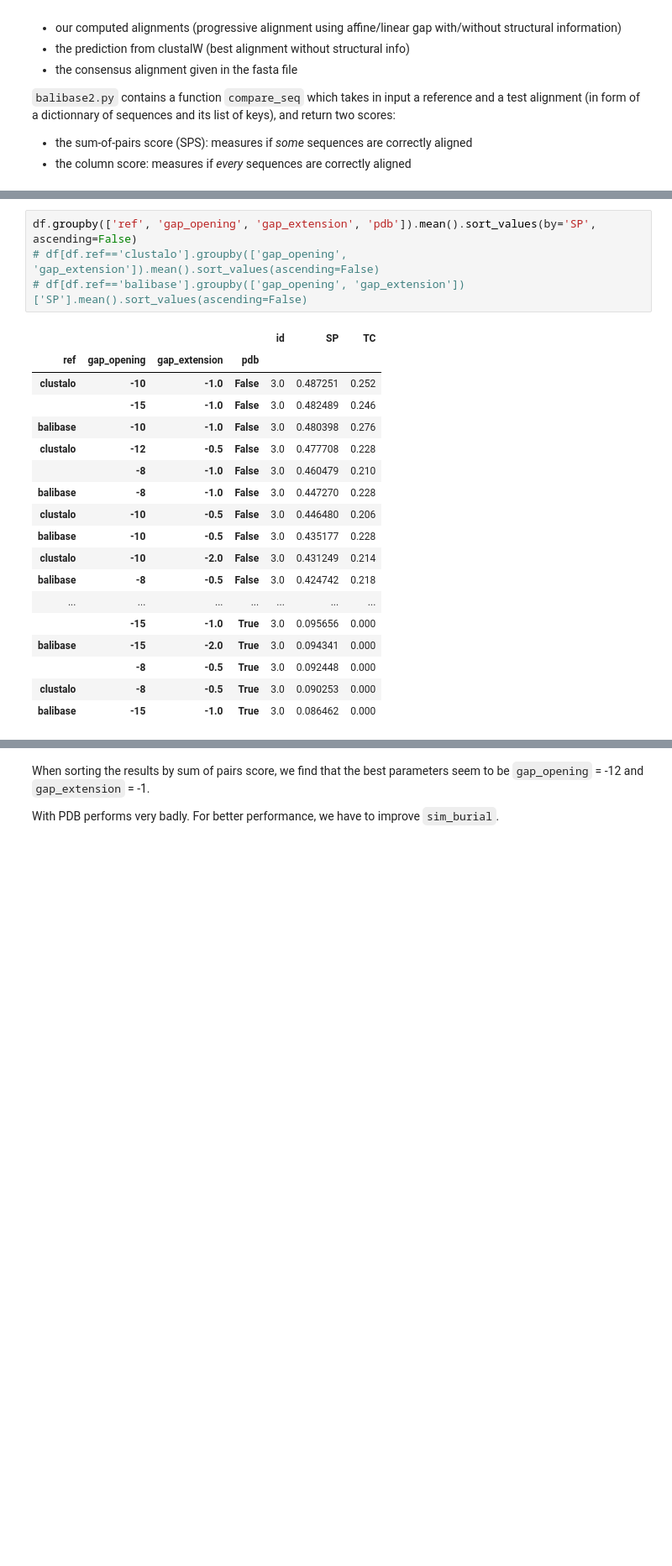
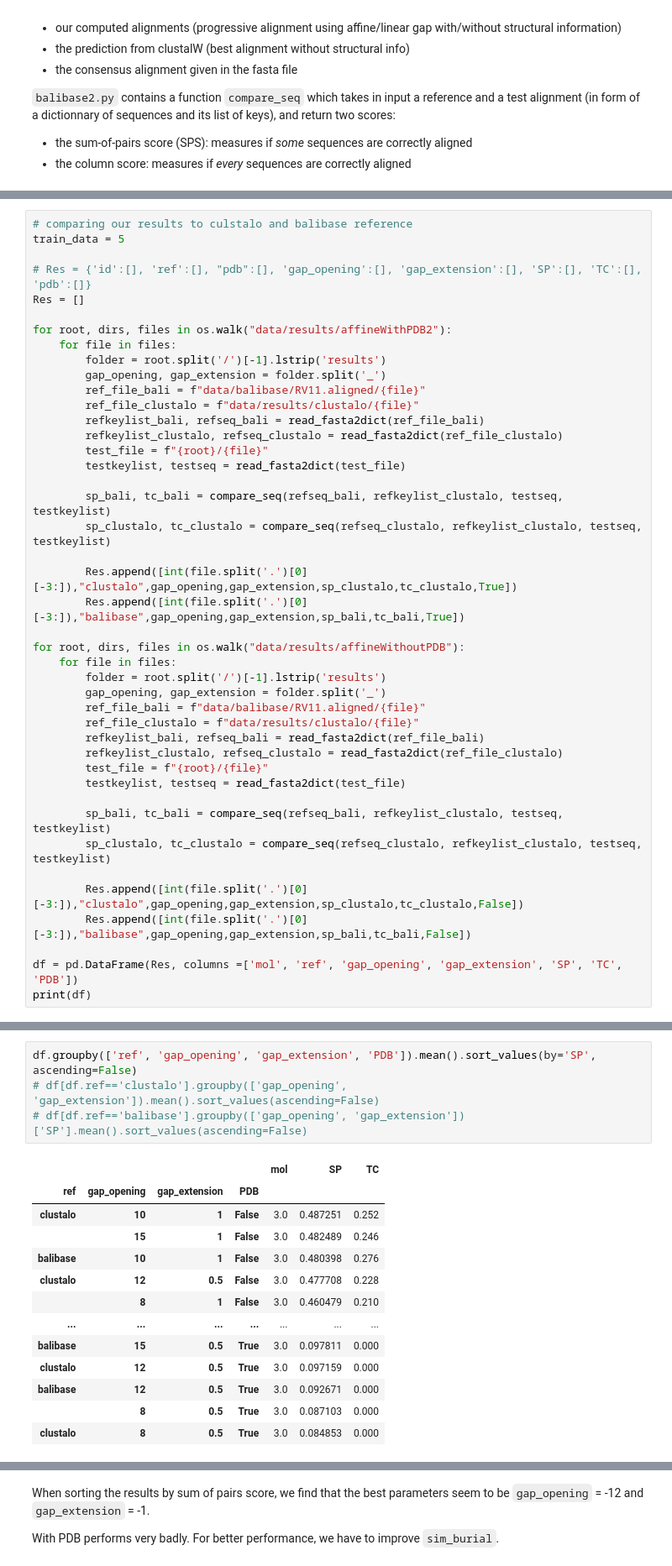
Before and after one commit to flopau76/projet_bio_info, a Jupyter notebook: aligning_proteins/aligning_proteins.ipynb, the cells around one changed output, grey strips where cells are left out. Shown at 84% size. Drawn from its saved outputs; the diff is of its cells as text; blank space fills up the shorter version.

Commit message:
new folders

```diff
--- a/aligning_proteins/aligning_proteins.ipynb
+++ b/aligning_proteins/aligning_proteins.ipynb
@@ -953,3 +972,46 @@ for i in range(1, train_data+1):
             Res['pdb'].append(True)
 
 df = pd.DataFrame(Res)
+# %%
+# comparing our results to culstalo and balibase reference
+train_data = 5
+
+# Res = {'id':[], 'ref':[], "pdb":[], 'gap_opening':[], 'gap_extension':[], 'SP':[], 'TC':[], 'pdb':[]}
+Res = []
+
+for root, dirs, files in os.walk("data/results/affineWithPDB2"):
+    for file in files:
+        folder = root.split('/')[-1].lstrip('results')
+        gap_opening, gap_extension = folder.split('_')
+        ref_file_bali = f"data/balibase/RV11.aligned/{file}"
+        ref_file_clustalo = f"data/results/clustalo/{file}"
+        refkeylist_bali, refseq_bali = read_fasta2dict(ref_file_bali)
+        refkeylist_clustalo, refseq_clustalo = read_fasta2dict(ref_file_clustalo)
+        test_file = f"{root}/{file}"
+        testkeylist, testseq = read_fasta2dict(test_file)
+
+        sp_bali, tc_bali = compare_seq(refseq_bali, refkeylist_clustalo, testseq, testkeylist)
+        sp_clustalo, tc_clustalo = compare_seq(refseq_clustalo, refkeylist_clustalo, testseq, testkeylist)
+
+        Res.append([int(file.split('.')[0][-3:]),"clustalo",gap_opening,gap_extension,sp_clustalo,tc_clustalo,True])
+        Res.append([int(file.split('.')[0][-3:]),"balibase",gap_opening,gap_extension,sp_bali,tc_bali,True])
+
+for root, dirs, files in os.walk("data/results/affineWithoutPDB"):
+    for file in files:
+        folder = root.split('/')[-1].lstrip('results')
+        gap_opening, gap_extension = folder.split('_')
+        ref_file_bali = f"data/balibase/RV11.aligned/{file}"
+        ref_file_clustalo = f"data/results/clustalo/{file}"
+        refkeylist_bali, refseq_bali = read_fasta2dict(ref_file_bali)
+        refkeylist_clustalo, refseq_clustalo = read_fasta2dict(ref_file_clustalo)
+        test_file = f"{root}/{file}"
+        testkeylist, testseq = read_fasta2dict(test_file)
+
+        sp_bali, tc_bali = compare_seq(refseq_bali, refkeylist_clustalo, testseq, testkeylist)
+        sp_clustalo, tc_clustalo = compare_seq(refseq_clustalo, refkeylist_clustalo, testseq, testkeylist)
+
+        Res.append([int(file.split('.')[0][-3:]),"clustalo",gap_opening,gap_extension,sp_clustalo,tc_clustalo,False])
+        Res.append([int(file.split('.')[0][-3:]),"balibase",gap_opening,gap_extension,sp_bali,tc_bali,False])
+
+df = pd.DataFrame(Res, columns =['mol', 'ref', 'gap_opening', 'gap_extension', 'SP', 'TC', 'PDB'])
+print(df)
@@ -956,23 +1033,18 @@ df = pd.DataFrame(Res)
 # %%
-df.groupby(['ref', 'gap_opening', 'gap_extension', 'pdb']).mean().sort_values(by='SP', ascending=False)
+df.groupby(['ref', 'gap_opening', 'gap_extension', 'PDB']).mean().sort_values(by='SP', ascending=False)
 # df[df.ref=='clustalo'].groupby(['gap_opening', 'gap_extension']).mean().sort_values(ascending=False)
 # df[df.ref=='balibase'].groupby(['gap_opening', 'gap_extension'])['SP'].mean().sort_values(ascending=False)
 # %% [output]
-|  |  |  |  | id | SP | TC |
-| ref | gap_opening | gap_extension | pdb |  |  |  |
-| clustalo | -10 | -1.0 | False | 3.0 | 0.487251 | 0.252 |
-|  | -15 | -1.0 | False | 3.0 | 0.482489 | 0.246 |
-| balibase | -10 | -1.0 | False | 3.0 | 0.480398 | 0.276 |
-| clustalo | -12 | -0.5 | False | 3.0 | 0.477708 | 0.228 |
-|  | -8 | -1.0 | False | 3.0 | 0.460479 | 0.210 |
-| balibase | -8 | -1.0 | False | 3.0 | 0.447270 | 0.228 |
-| clustalo | -10 | -0.5 | False | 3.0 | 0.446480 | 0.206 |
-| balibase | -10 | -0.5 | False | 3.0 | 0.435177 | 0.228 |
-| clustalo | -10 | -2.0 | False | 3.0 | 0.431249 | 0.214 |
-| balibase | -8 | -0.5 | False | 3.0 | 0.424742 | 0.218 |
+|  |  |  |  | mol | SP | TC |
+| ref | gap_opening | gap_extension | PDB |  |  |  |
+| clustalo | 10 | 1 | False | 3.0 | 0.487251 | 0.252 |
+|  | 15 | 1 | False | 3.0 | 0.482489 | 0.246 |
+| balibase | 10 | 1 | False | 3.0 | 0.480398 | 0.276 |
+| clustalo | 12 | 0.5 | False | 3.0 | 0.477708 | 0.228 |
+|  | 8 | 1 | False | 3.0 | 0.460479 | 0.210 |
 | ... | ... | ... | ... | ... | ... | ... |
-|  | -15 | -1.0 | True | 3.0 | 0.095656 | 0.000 |
-| balibase | -15 | -2.0 | True | 3.0 | 0.094341 | 0.000 |
-|  | -8 | -0.5 | True | 3.0 | 0.092448 | 0.000 |
-| clustalo | -8 | -0.5 | True | 3.0 | 0.090253 | 0.000 |
-| balibase | -15 | -1.0 | True | 3.0 | 0.086462 | 0.000 |
+| balibase | 15 | 0.5 | True | 3.0 | 0.097811 | 0.000 |
+| clustalo | 12 | 0.5 | True | 3.0 | 0.097159 | 0.000 |
+| balibase | 12 | 0.5 | True | 3.0 | 0.092671 | 0.000 |
+|  | 8 | 0.5 | True | 3.0 | 0.087103 | 0.000 |
+| clustalo | 8 | 0.5 | True | 3.0 | 0.084853 | 0.000 |
```
Also changed, not shown: parts of 11 cells of this notebook, 1 other file.
